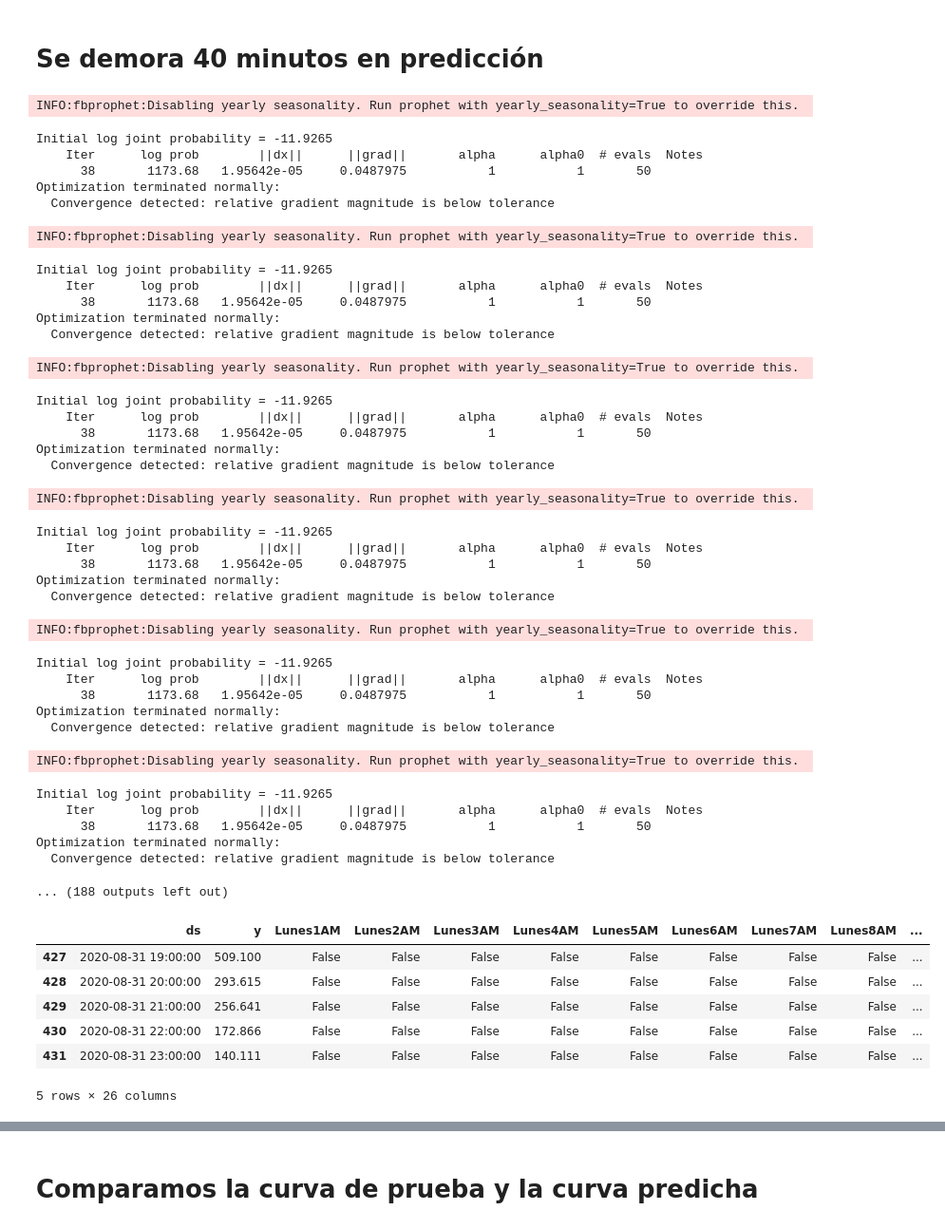
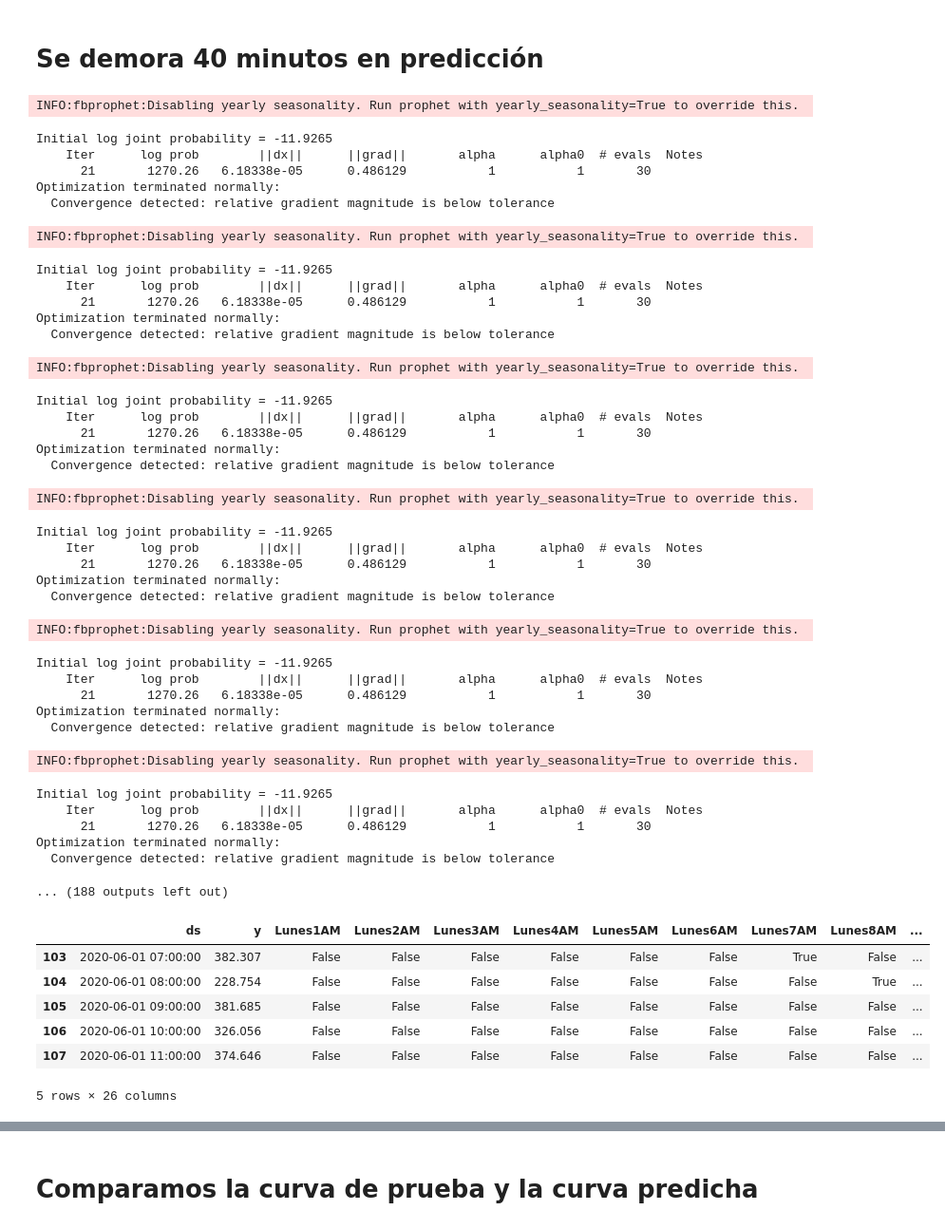
Before and after one commit to Jhonvalencia77/5to_avance, a Jupyter notebook: 0Modelo_Prophet_Lunes.ipynb, the cells around one changed output, grey strips where cells are left out. Shown: that part at 95% size. Saved outputs shown, nothing was run; the diff lists cells and outputs as text; code cells hidden in the pictures.

```diff
--- a/0Modelo_Prophet_Lunes.ipynb
+++ b/0Modelo_Prophet_Lunes.ipynb
@@ -598,34 +598,33 @@ def rolling_forecast():
     history = Train.copy()   # El problema es en history
     fila = 0
 
-    for t in range(len(Test)):
+    for t in range(int(len(Test)/4)):
         m = Prophet(weekly_seasonality=False,daily_seasonality=True,growth='flat')
-        #m.add_regressor('ExtraRegressor')
 
-        m.add_seasonality(name='Lunes24AM_season', period=122, fourier_order=7, condition_name='Lunes24AM')
-        m.add_seasonality(name='Lunes1AM_season', period=122, fourier_order=7, condition_name='Lunes1AM')
-        m.add_seasonality(name='Lunes2AM_season', period=122, fourier_order=7, condition_name='Lunes2AM')
-        m.add_seasonality(name='Lunes3AM_season', period=122, fourier_order=7, condition_name='Lunes3AM')
-        m.add_seasonality(name='Lunes4AM_season', period=122, fourier_order=7, condition_name='Lunes4AM')
-        m.add_seasonality(name='Lunes5AM_season', period=122, fourier_order=7, condition_name='Lunes5AM')
-        m.add_seasonality(name='Lunes6AM_season', period=122, fourier_order=7, condition_name='Lunes6AM')
-        m.add_seasonality(name='Lunes7AM_season', period=122, fourier_order=7, condition_name='Lunes7AM')
-        m.add_seasonality(name='Lunes8AM_season', period=122, fourier_order=7, condition_name='Lunes8AM')
-        m.add_seasonality(name='Lunes9AM_season', period=122, fourier_order=7, condition_name='Lunes9AM')
-        m.add_seasonality(name='Lunes10AM_season', period=122, fourier_order=7, condition_name='Lunes10AM')
-        m.add_seasonality(name='Lunes11AM_season', period=122, fourier_order=7, condition_name='Lunes11AM')
-        m.add_seasonality(name='Lunes12PM_season', period=122, fourier_order=7, condition_name='Lunes12PM')
-        m.add_seasonality(name='Lunes13PM_season', period=122, fourier_order=7, condition_name='Lunes13PM')
-        m.add_seasonality(name='Lunes14PM_season', period=122, fourier_order=7, condition_name='Lunes14PM')
-        m.add_seasonality(name='Lunes15PM_season', period=122, fourier_order=7, condition_name='Lunes15PM')
-        m.add_seasonality(name='Lunes16PM_season', period=122, fourier_order=7, condition_name='Lunes16PM')
-        m.add_seasonality(name='Lunes17PM_season', period=122, fourier_order=7, condition_name='Lunes17PM')
-        m.add_seasonality(name='Lunes18PM_season', period=122, fourier_order=7, condition_name='Lunes18PM')
-        m.add_seasonality(name='Lunes19PM_season', period=122, fourier_order=7, condition_name='Lunes19PM')
-        m.add_seasonality(name='Lunes20PM_season', period=122, fourier_order=7, condition_name='Lunes20PM')
-        m.add_seasonality(name='Lunes21PM_season', period=122, fourier_order=7, condition_name='Lunes21PM')
-        m.add_seasonality(name='Lunes22PM_season', period=122, fourier_order=7, condition_name='Lunes22PM')
-        m.add_seasonality(name='Lunes23PM_season', period=122, fourier_order=7, condition_name='Lunes23PM')
+        m.add_seasonality(name='Lunes24AM_season', period=127, fourier_order=7, condition_name='Lunes24AM')
+        m.add_seasonality(name='Lunes1AM_season', period=127, fourier_order=7, condition_name='Lunes1AM')
+        m.add_seasonality(name='Lunes2AM_season', period=127, fourier_order=7, condition_name='Lunes2AM')
+        m.add_seasonality(name='Lunes3AM_season', period=127, fourier_order=7, condition_name='Lunes3AM')
+        m.add_seasonality(name='Lunes4AM_season', period=127, fourier_order=7, condition_name='Lunes4AM')
+        m.add_seasonality(name='Lunes5AM_season', period=127, fourier_order=7, condition_name='Lunes5AM')
+        m.add_seasonality(name='Lunes6AM_season', period=127, fourier_order=7, condition_name='Lunes6AM')
+        m.add_seasonality(name='Lunes7AM_season', period=127, fourier_order=7, condition_name='Lunes7AM')
+        m.add_seasonality(name='Lunes8AM_season', period=127, fourier_order=7, condition_name='Lunes8AM')
+        m.add_seasonality(name='Lunes9AM_season', period=127, fourier_order=7, condition_name='Lunes9AM')
+        m.add_seasonality(name='Lunes10AM_season', period=127, fourier_order=7, condition_name='Lunes10AM')
+        m.add_seasonality(name='Lunes11AM_season', period=127, fourier_order=7, condition_name='Lunes11AM')
+        m.add_seasonality(name='Lunes12PM_season', period=127, fourier_order=7, condition_name='Lunes12PM')
+        m.add_seasonality(name='Lunes13PM_season', period=127, fourier_order=7, condition_name='Lunes13PM')
+        m.add_seasonality(name='Lunes14PM_season', period=127, fourier_order=7, condition_name='Lunes14PM')
+        m.add_seasonality(name='Lunes15PM_season', period=127, fourier_order=7, condition_name='Lunes15PM')
+        m.add_seasonality(name='Lunes16PM_season', period=127, fourier_order=7, condition_name='Lunes16PM')
+        m.add_seasonality(name='Lunes17PM_season', period=127, fourier_order=7, condition_name='Lunes17PM')
+        m.add_seasonality(name='Lunes18PM_season', period=127, fourier_order=7, condition_name='Lunes18PM')
+        m.add_seasonality(name='Lunes19PM_season', period=127, fourier_order=7, condition_name='Lunes19PM')
+        m.add_seasonality(name='Lunes20PM_season', period=127, fourier_order=7, condition_name='Lunes20PM')
+        m.add_seasonality(name='Lunes21PM_season', period=127, fourier_order=7, condition_name='Lunes21PM')
+        m.add_seasonality(name='Lunes22PM_season', period=127, fourier_order=7, condition_name='Lunes22PM')
+        m.add_seasonality(name='Lunes23PM_season', period=127, fourier_order=7, condition_name='Lunes23PM')
 
 
         m.fit(history);
@@ -671,7 +670,7 @@ def rolling_forecast():
 
         #obs crea un nuevo datafRame en cada ciclo con la fecha a predecir y el valor real
         data = {'ds': [Test[['ds']].iloc[t]]}
-        obs = pd.DataFrame(Test[['ds','Lunes1AM','Lunes2AM','Lunes3AM','Lunes4AM','Lunes5AM','Lunes6AM','Lunes7AM','Lunes8AM','Lunes9AM','Lunes10AM','Lunes11AM','Lunes12PM','Lunes13PM','Lunes14PM','Lunes15PM','Lunes16PM','Lunes17PM','Lunes18PM','Lunes19PM','Lunes20PM','Lunes21PM','Lunes22PM','Lunes23PM','Lunes24AM']].iloc[t]) #t inicia en 0 hasta la longitud de test_x
+        obs = pd.DataFrame(Test[['ds','y','Lunes1AM','Lunes2AM','Lunes3AM','Lunes4AM','Lunes5AM','Lunes6AM','Lunes7AM','Lunes8AM','Lunes9AM','Lunes10AM','Lunes11AM','Lunes12PM','Lunes13PM','Lunes14PM','Lunes15PM','Lunes16PM','Lunes17PM','Lunes18PM','Lunes19PM','Lunes20PM','Lunes21PM','Lunes22PM','Lunes23PM','Lunes24AM']].iloc[t]) #t inicia en 0 hasta la longitud de test_x
 
         #history concatena los datos de entrenamiento y los datos de prueba (test)
         history = pd.concat([history, obs.transpose()],axis=0) #Hace que el dataframe se actualice con fEchas futuras
@@ -687,51 +686,51 @@ fig = rolling_forecast()
 INFO:fbprophet:Disabling yearly seasonality. Run prophet with yearly_seasonality=True to override this.
 Initial log joint probability = -11.9265
     Iter      log prob        ||dx||      ||grad||       alpha      alpha0  # evals  Notes
-      38       1173.68   1.95642e-05     0.0487975           1           1       50
+      21       1270.26   6.18338e-05      0.486129           1           1       30
 Optimization terminated normally:
   Convergence detected: relative gradient magnitude is below tolerance
 INFO:fbprophet:Disabling yearly seasonality. Run prophet with yearly_seasonality=True to override this.
 Initial log joint probability = -11.9265
     Iter      log prob        ||dx||      ||grad||       alpha      alpha0  # evals  Notes
-      38       1173.68   1.95642e-05     0.0487975           1           1       50
+      21       1270.26   6.18338e-05      0.486129           1           1       30
 Optimization terminated normally:
   Convergence detected: relative gradient magnitude is below tolerance
 INFO:fbprophet:Disabling yearly seasonality. Run prophet with yearly_seasonality=True to override this.
 Initial log joint probability = -11.9265
     Iter      log prob        ||dx||      ||grad||       alpha      alpha0  # evals  Notes
-      38       1173.68   1.95642e-05     0.0487975           1           1       50
+      21       1270.26   6.18338e-05      0.486129           1           1       30
 Optimization terminated normally:
   Convergence detected: relative gradient magnitude is below tolerance
 INFO:fbprophet:Disabling yearly seasonality. Run prophet with yearly_seasonality=True to override this.
 Initial log joint probability = -11.9265
     Iter      log prob        ||dx||      ||grad||       alpha      alpha0  # evals  Notes
-      38       1173.68   1.95642e-05     0.0487975           1           1       50
+      21       1270.26   6.18338e-05      0.486129           1           1       30
 Optimization terminated normally:
   Convergence detected: relative gradient magnitude is below tolerance
 INFO:fbprophet:Disabling yearly seasonality. Run prophet with yearly_seasonality=True to override this.
 Initial log joint probability = -11.9265
     Iter      log prob        ||dx||      ||grad||       alpha      alpha0  # evals  Notes
-      38       1173.68   1.95642e-05     0.0487975           1           1       50
+      21       1270.26   6.18338e-05      0.486129           1           1       30
 Optimization terminated normally:
   Convergence detected: relative gradient magnitude is below tolerance
 INFO:fbprophet:Disabling yearly seasonality. Run prophet with yearly_seasonality=True to override this.
 Initial log joint probability = -11.9265
     Iter      log prob        ||dx||      ||grad||       alpha      alpha0  # evals  Notes
-      38       1173.68   1.95642e-05     0.0487975           1           1       50
+      21       1270.26   6.18338e-05      0.486129           1           1       30
 Optimization terminated normally:
   Convergence detected: relative gradient magnitude is below tolerance
 ... (188 outputs left out)
 # %%
-#Train = Train.iloc[:108]
-Train1 = Lunes
+Train1 = Train.iloc[:108]
+#Train1 = Lunes
 Train1.tail()
 # %% [output]
 |  | ds | y | Lunes1AM | Lunes2AM | Lunes3AM | Lunes4AM | Lunes5AM | Lunes6AM | Lunes7AM | Lunes8AM | ... |
-| 427 | 2020-08-31 19:00:00 | 509.100 | False | False | False | False | False | False | False | False | ... |
-| 428 | 2020-08-31 20:00:00 | 293.615 | False | False | False | False | False | False | False | False | ... |
-| 429 | 2020-08-31 21:00:00 | 256.641 | False | False | False | False | False | False | False | False | ... |
-| 430 | 2020-08-31 22:00:00 | 172.866 | False | False | False | False | False | False | False | False | ... |
-| 431 | 2020-08-31 23:00:00 | 140.111 | False | False | False | False | False | False | False | False | ... |
+| 103 | 2020-06-01 07:00:00 | 382.307 | False | False | False | False | False | False | True | False | ... |
+| 104 | 2020-06-01 08:00:00 | 228.754 | False | False | False | False | False | False | False | True | ... |
+| 105 | 2020-06-01 09:00:00 | 381.685 | False | False | False | False | False | False | False | False | ... |
+| 106 | 2020-06-01 10:00:00 | 326.056 | False | False | False | False | False | False | False | False | ... |
+| 107 | 2020-06-01 11:00:00 | 374.646 | False | False | False | False | False | False | False | False | ... |
 5 rows × 26 columns
 # %%
 train = Train1['y'].values
```
Also changed, not shown: parts of 3 cells of this notebook, 1 other file.
